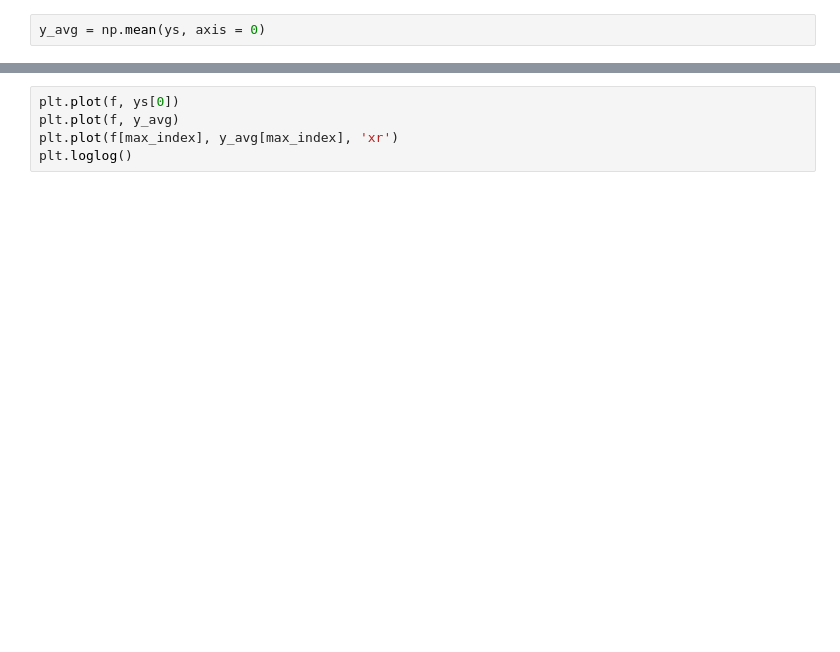
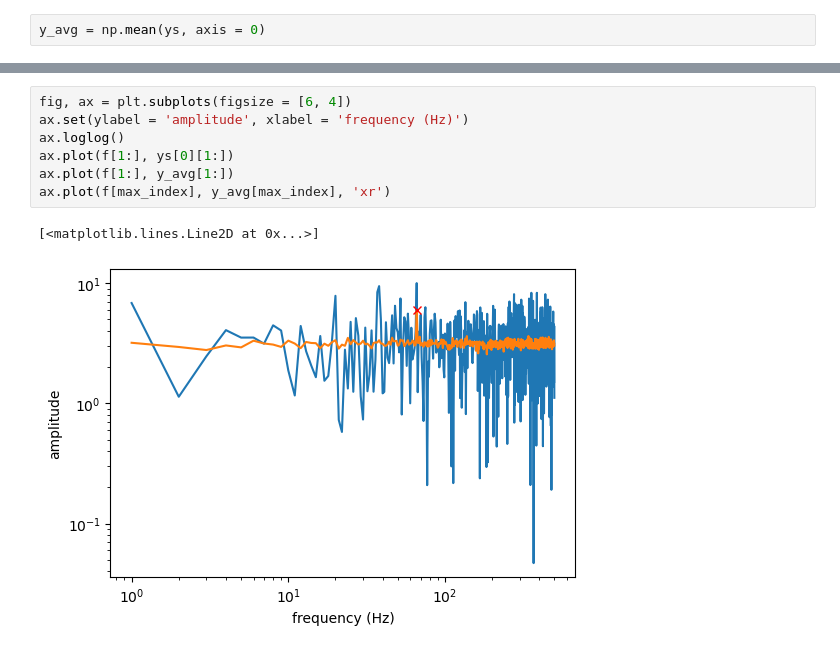
Before and after one commit to loganfoote/sagi, a Jupyter notebook: lessons/instrument_control/lesson6/fft_sampling.ipynb, the cells around one changed output, grey strips where cells are left out. Drawn from its saved outputs; the diff is of its cells as text; blank space fills up the shorter version.

```diff
--- a/lessons/instrument_control/lesson6/fft_sampling.ipynb
+++ b/lessons/instrument_control/lesson6/fft_sampling.ipynb
@@ -67,5 +102,10 @@ print(f'Frequency: {f[max_index]}')
 # %%
-plt.plot(f, ys[0])
-plt.plot(f, y_avg)
-plt.plot(f[max_index], y_avg[max_index], 'xr')
-plt.loglog()
+fig, ax = plt.subplots(figsize = [6, 4])
+ax.set(ylabel = 'amplitude', xlabel = 'frequency (Hz)')
+ax.loglog()
+ax.plot(f[1:], ys[0][1:])
+ax.plot(f[1:], y_avg[1:])
+ax.plot(f[max_index], y_avg[max_index], 'xr')
+# %% [output]
+[<matplotlib.lines.Line2D at 0x...>]
+[figure, added]
```
Also changed, not shown: parts of 15 cells of this notebook, 11 other files.
